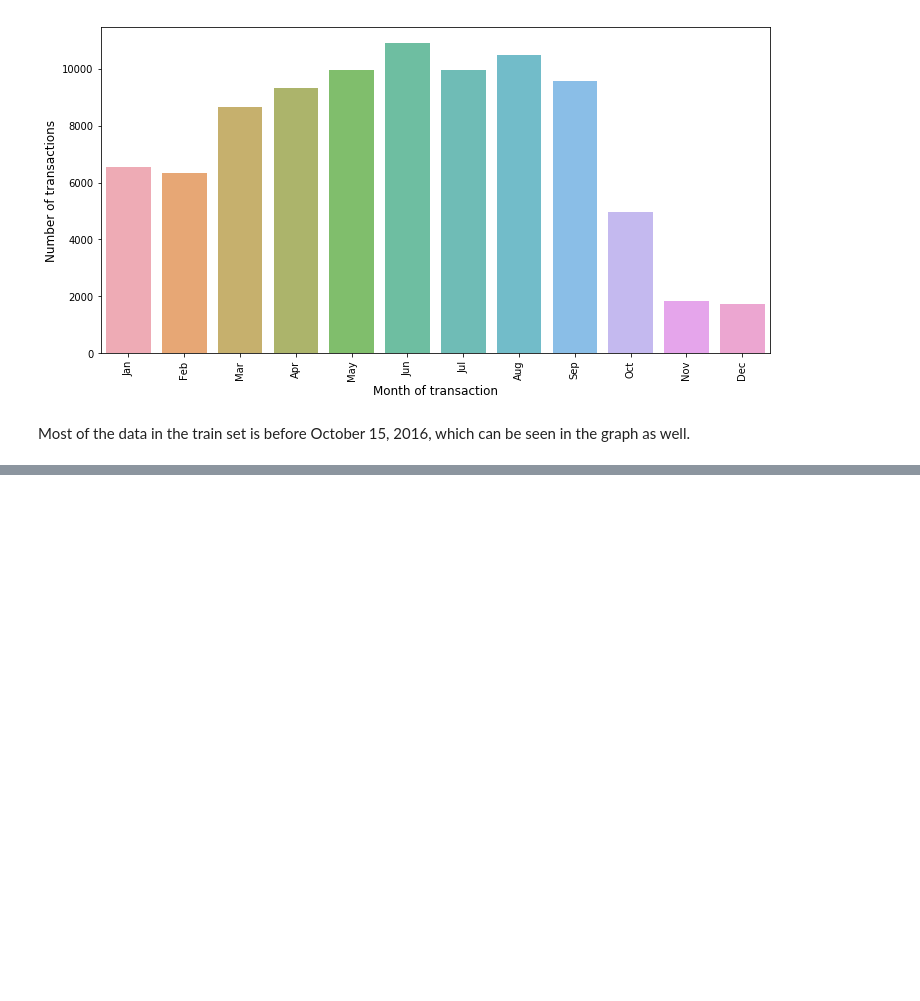
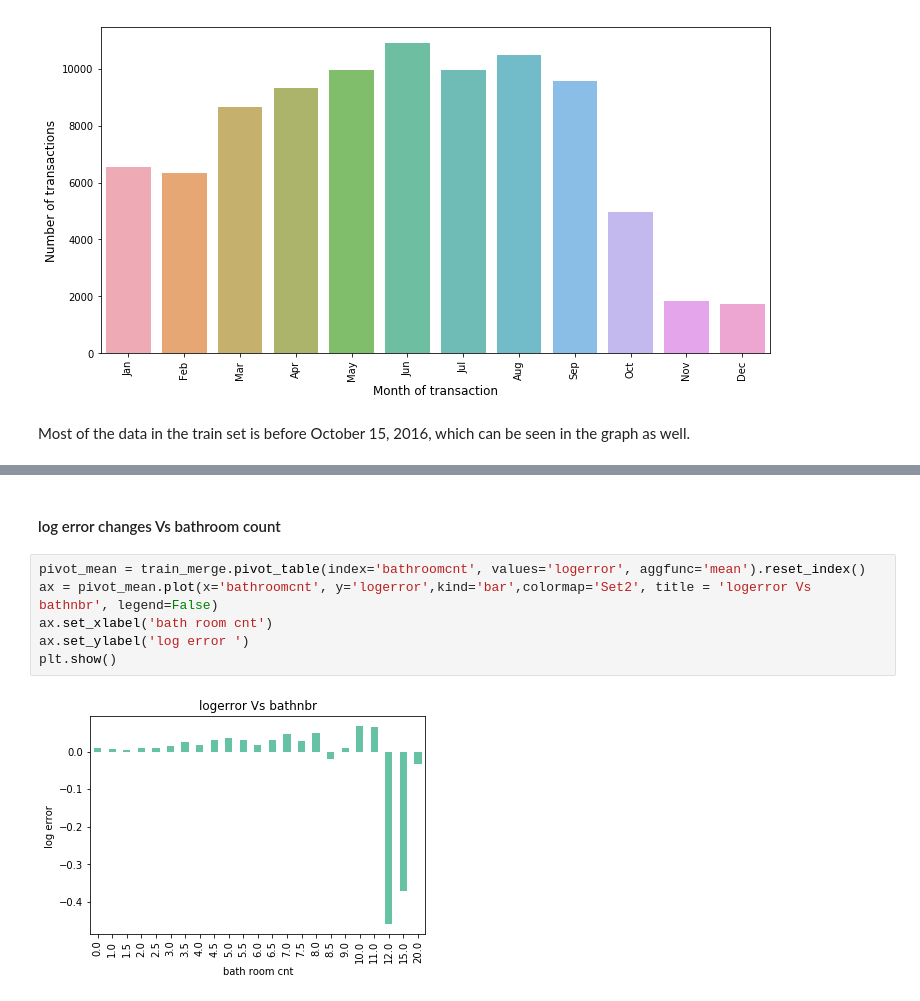
Before and after one commit to sandyabhat24/Zillow, a Jupyter notebook: zillow.ipynb, the cells around one changed output, grey strips where cells are left out. Saved outputs shown, nothing was run; the diff lists cells and outputs as text; blank space fills up the shorter version.

```diff
--- a/zillow.ipynb
+++ b/zillow.ipynb
@@ -252,0 +304,10 @@ Most of the data in the train set is before October 15, 2016, which can be seen
+# %% [markdown]
+#### log error changes Vs bathroom count
+# %%
+pivot_mean = train_merge.pivot_table(index='bathroomcnt', values='logerror', aggfunc='mean').reset_index()
+ax = pivot_mean.plot(x='bathroomcnt', y='logerror',kind='bar',colormap='Set2', title = 'logerror Vs bathnbr', legend=False)
+ax.set_xlabel('bath room cnt')
+ax.set_ylabel('log error ')
+plt.show()
+# %% [output]
+[figure, added]
```
Also changed, not shown: parts of 23 cells of this notebook.
